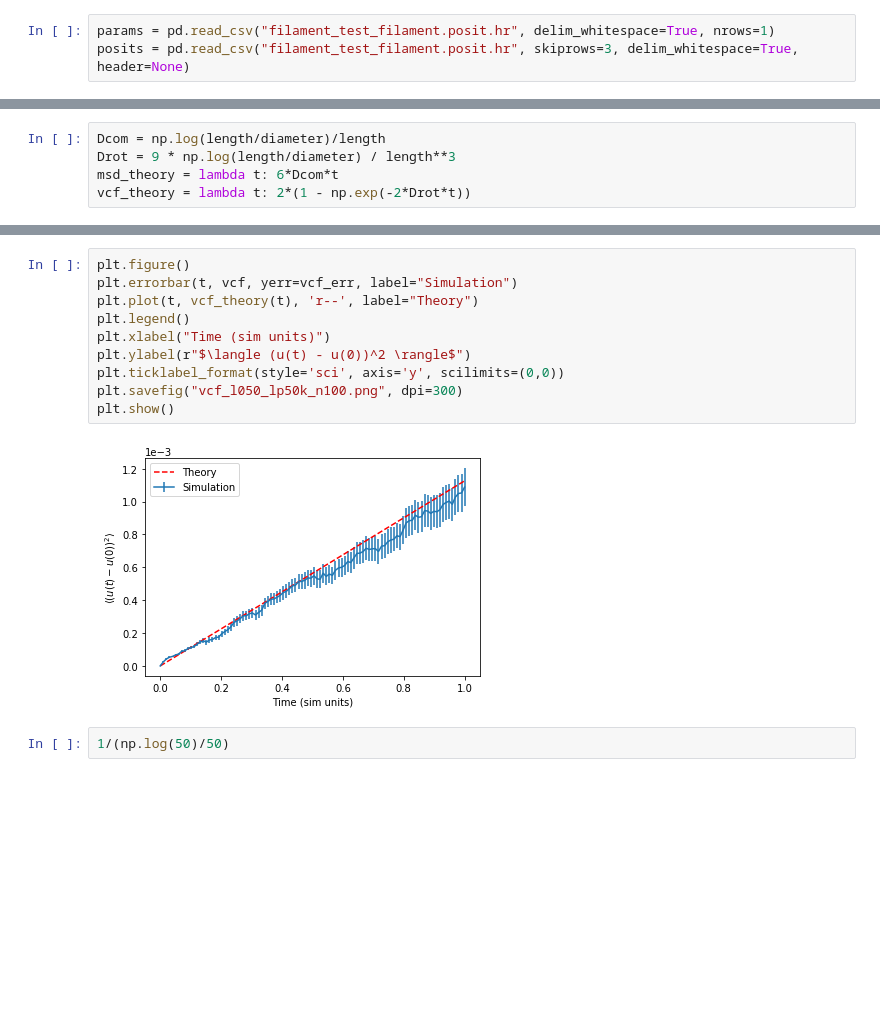
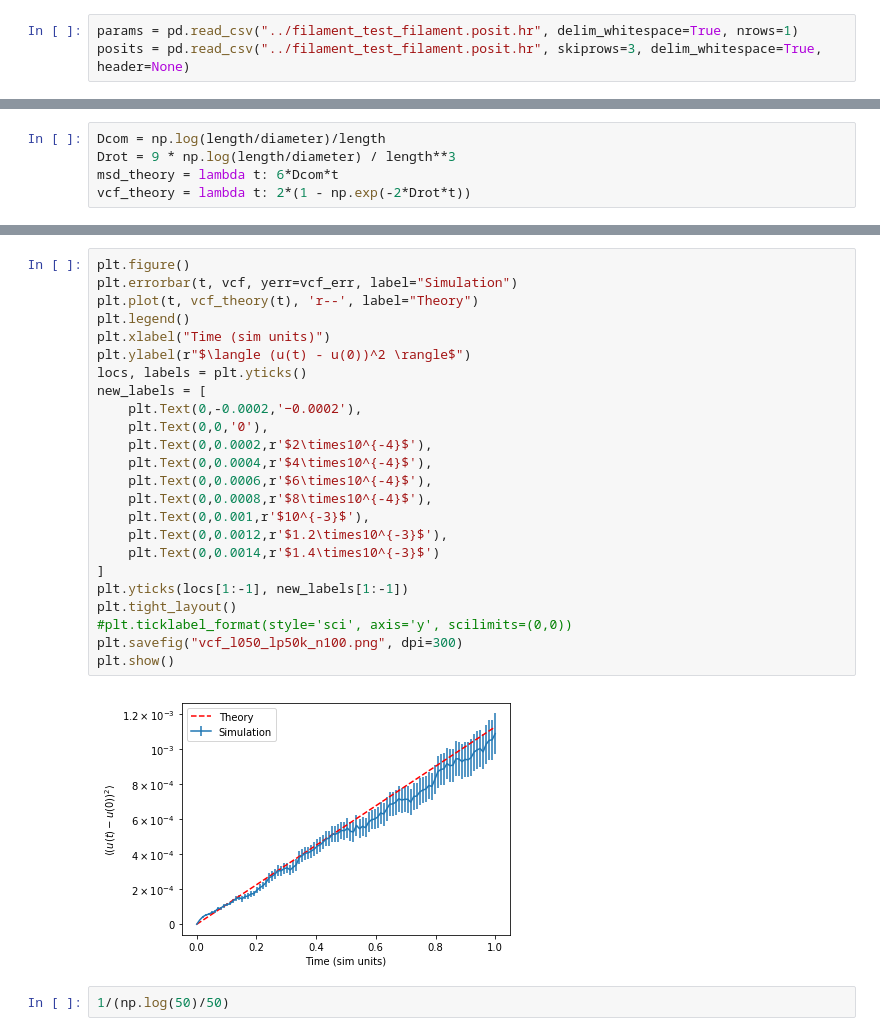
Before and after one commit to jeffmm/simcore, a Jupyter notebook: notebooks/diffusion_from_posits.ipynb, the cells around one changed output, grey strips where cells are left out. Drawn from its saved outputs; the diff is of its cells as text; blank space fills up the shorter version.

```diff
--- a/notebooks/diffusion_from_posits.ipynb
+++ b/notebooks/diffusion_from_posits.ipynb
@@ -51,6 +51,6 @@ _ = PositReader('filament_test_filament.posit').make_human_readable()
 # %%
-params = pd.read_csv("filament_test_filament.posit.hr", delim_whitespace=True, nrows=1)
-posits = pd.read_csv("filament_test_filament.posit.hr", skiprows=3, delim_whitespace=True, header=None)
+params = pd.read_csv("../filament_test_filament.posit.hr", delim_whitespace=True, nrows=1)
+posits = pd.read_csv("../filament_test_filament.posit.hr", skiprows=3, delim_whitespace=True, header=None)
 # %%
 n_samples = posits.shape[0]
 n_particles = posits.iloc[0, 0]
@@ -101,15 +103,29 @@ plt.show()
 # %%
 plt.figure()
 plt.errorbar(t, vcf, yerr=vcf_err, label="Simulation")
 plt.plot(t, vcf_theory(t), 'r--', label="Theory")
 plt.legend()
 plt.xlabel("Time (sim units)")
 plt.ylabel(r"$\langle (u(t) - u(0))^2 \rangle$")
-plt.ticklabel_format(style='sci', axis='y', scilimits=(0,0))
+locs, labels = plt.yticks()
+new_labels = [
+    plt.Text(0,-0.0002,'−0.0002'),
+    plt.Text(0,0,'0'),
+    plt.Text(0,0.0002,r'$2\times10^{-4}$'),
+    plt.Text(0,0.0004,r'$4\times10^{-4}$'),
+    plt.Text(0,0.0006,r'$6\times10^{-4}$'),
+    plt.Text(0,0.0008,r'$8\times10^{-4}$'),
+    plt.Text(0,0.001,r'$10^{-3}$'),
+    plt.Text(0,0.0012,r'$1.2\times10^{-3}$'),
+    plt.Text(0,0.0014,r'$1.4\times10^{-3}$')
+]
+plt.yticks(locs[1:-1], new_labels[1:-1])
+plt.tight_layout()
+#plt.ticklabel_format(style='sci', axis='y', scilimits=(0,0))
 plt.savefig("vcf_l050_lp50k_n100.png", dpi=300)
 plt.show()
 # %% [output]
-[figure, old version]
+[figure, new version]
 # %%
 1/(np.log(50)/50)
 # %% [output]
```
Also changed, not shown: parts of 4 cells of this notebook.
